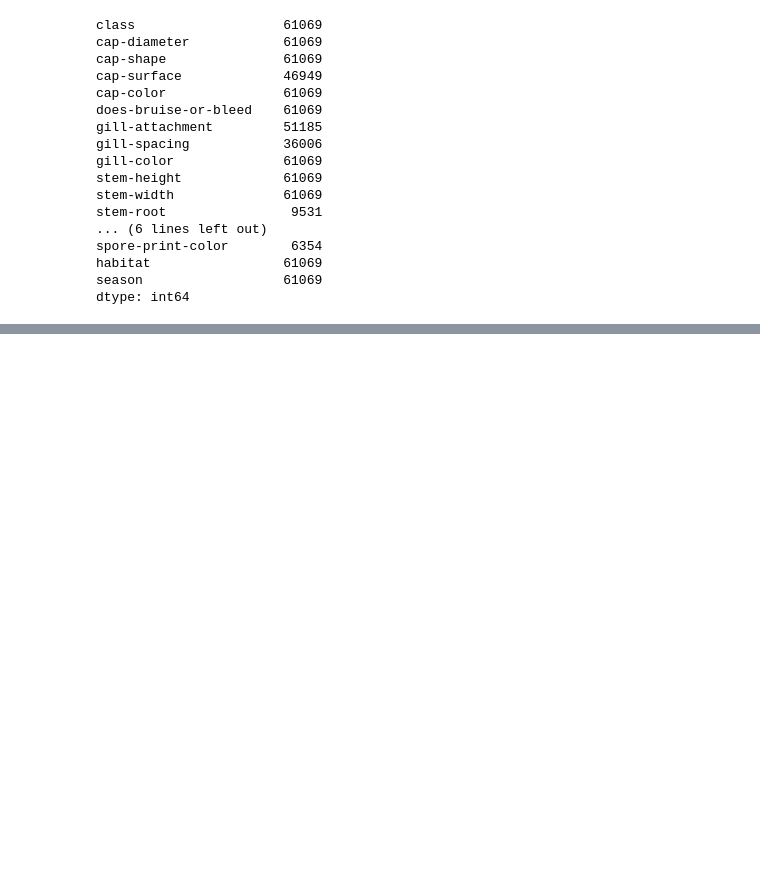
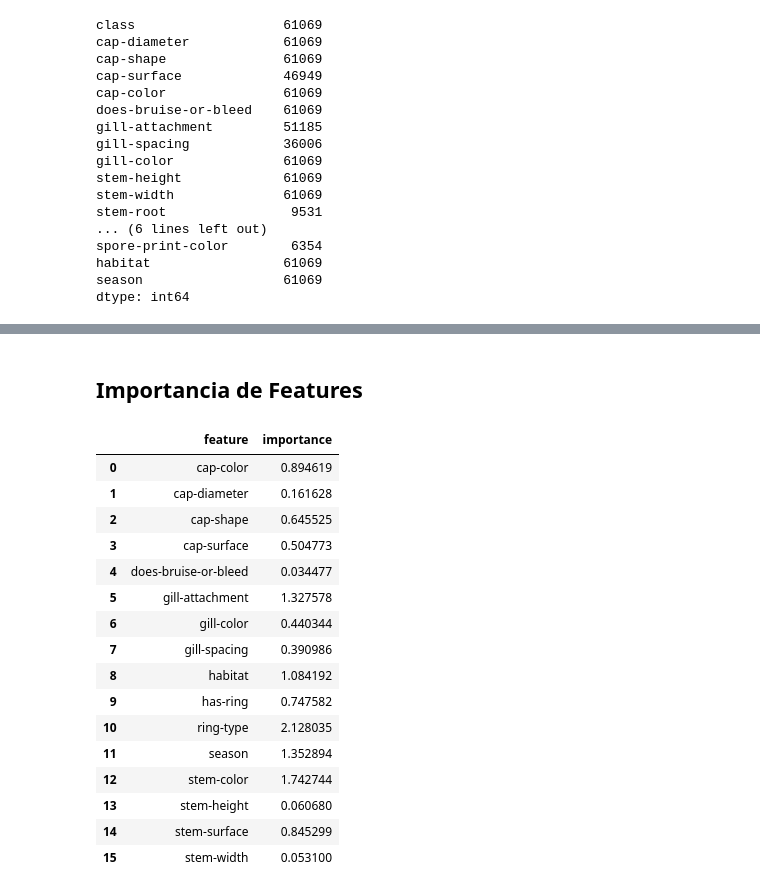
Before and after one commit to MarcosBianchii/Organizacion-de-Datos, a Jupyter notebook: TP2/baseline.ipynb, the cells around one changed output, grey strips where cells are left out. Saved outputs shown, nothing was run; the diff lists cells and outputs as text; code cells hidden in the pictures; blank space fills up the shorter version.

```diff
--- a/TP2/baseline.ipynb
+++ b/TP2/baseline.ipynb
@@ -63,3 +71,20 @@ df.drop(['stem-root','veil-type','veil-color','spore-print-color'], axis=1, inpl
 y = df['class']
 X = df.drop(['class'], axis=1)
 X_train, X_test, y_train, y_test = train_test_split(X, y, test_size=0.2, random_state=123)
+
+# Encodeo las variables categoricas.
+be = BinaryEncoder()
+X_train = be.fit_transform(X_train)
+X_test = be.transform(X_test)
+
+columnas_encodeadas = X_train.columns
+
+# Encodeo la variable target.
+ohe = OneHotEncoder(drop='first')
+y_train = ohe.fit_transform(y_train.values.reshape(-1,1)).toarray()[:,0]
+y_test = ohe.transform(y_test.values.reshape(-1,1)).toarray()[:,0]
+
+# Escalo los datos.
+scaler = StandardScaler()
+X_train = scaler.fit_transform(X_train)
+X_test = scaler.transform(X_test)
@@ -72,0 +139,26 @@ X_test['class'] = encoded_class_test
+# %% [markdown]
+## Importancia de Features
+# %%
+features = pd.DataFrame({'feature': columnas_encodeadas, 'importance': lr.coef_[0]})
+features.feature = features.feature.map(lambda x: x.split('_')[0])
+features.importance = features.importance.map(abs)
+features = features.groupby('feature').sum().reset_index()
+features
+# %% [output]
+|  | feature | importance |
+| 0 | cap-color | 0.894619 |
+| 1 | cap-diameter | 0.161628 |
+| 2 | cap-shape | 0.645525 |
+| 3 | cap-surface | 0.504773 |
+| 4 | does-bruise-or-bleed | 0.034477 |
+| 5 | gill-attachment | 1.327578 |
+| 6 | gill-color | 0.440344 |
+| 7 | gill-spacing | 0.390986 |
+| 8 | habitat | 1.084192 |
+| 9 | has-ring | 0.747582 |
+| 10 | ring-type | 2.128035 |
+| 11 | season | 1.352894 |
+| 12 | stem-color | 1.742744 |
+| 13 | stem-height | 0.060680 |
+| 14 | stem-surface | 0.845299 |
+| 15 | stem-width | 0.053100 |
```
Also changed, not shown: parts of 11 cells of this notebook, 1 other file.
